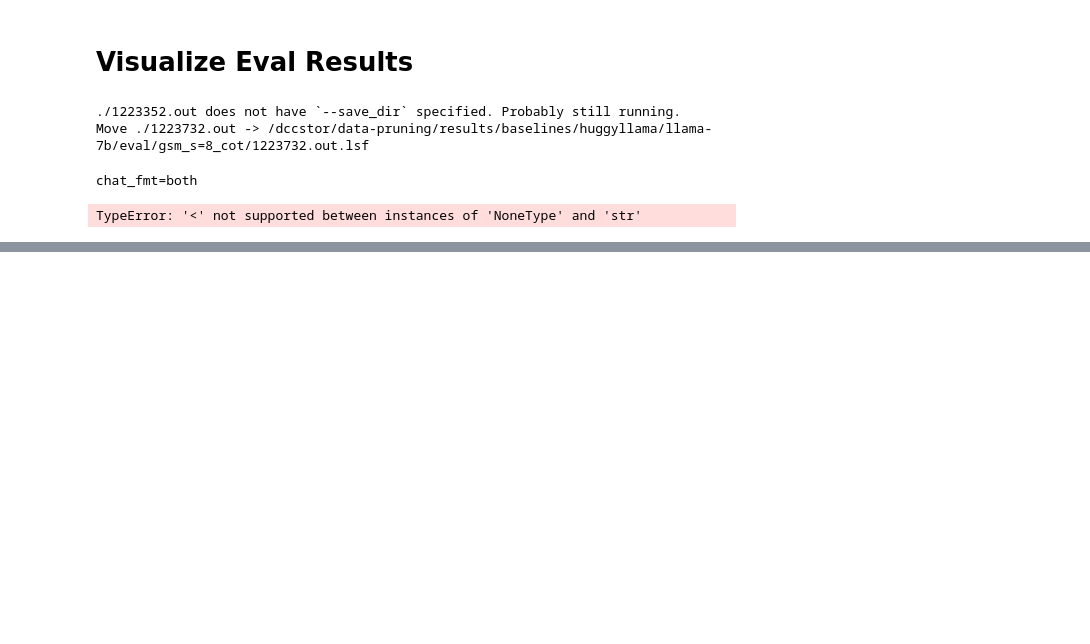
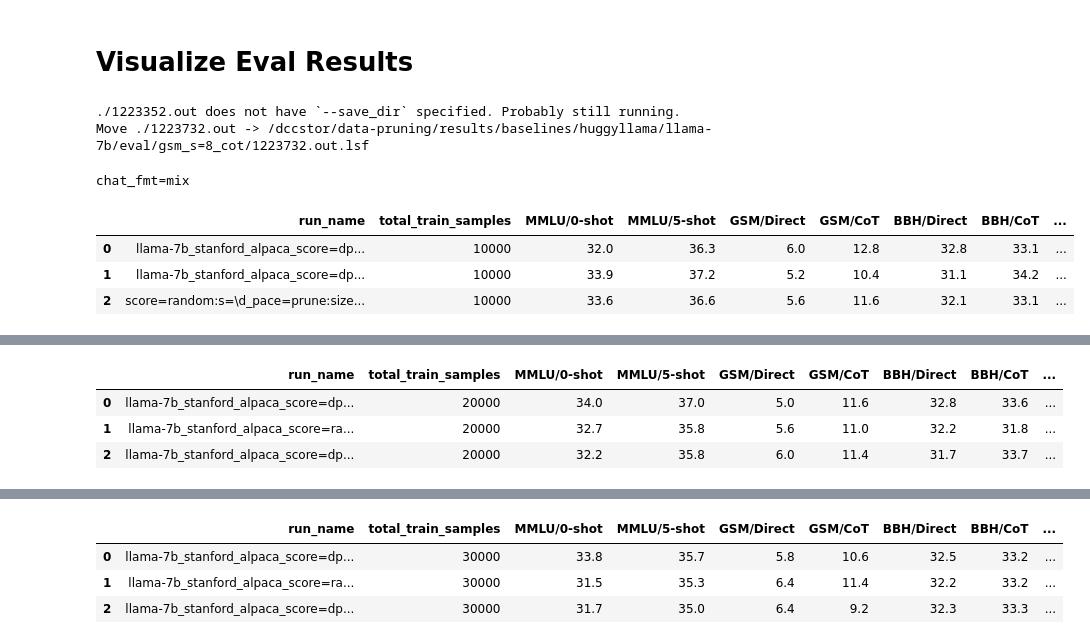
Before and after one commit to tt6746690/open-instruct, a Jupyter notebook: scripts/gen_cmds.ipynb, the cells around one changed output, grey strips where cells are left out. Cells and saved outputs as stored; diff of their text form; code cells hidden in the pictures; blank space fills up the shorter version.

```diff
--- a/scripts/gen_cmds.ipynb
+++ b/scripts/gen_cmds.ipynb
@@ -34,7 +34,7 @@ from llm.submit import shell_scripts_template_slurm, shell_scripts_template_lsf,
 from note_pruning_analysis import open_instruct_dir
 import getpass
 
-queue = None if getpass.getuser() == 'wpq' else 'alt_7d'
+queue = None if getpass.getuser() in ('PTFMqngp', 'wpq') else 'alt_7d'
 info = get_host_info()
 info.update({'queue': queue})
 arch, cluster = info['arch'], info['cluster']
@@ -1203,7 +1252,7 @@ dataset_list = [
 #     'oasst1',
 #     'flan_v2',
 #     'tulu_v2',
-#     'wizardlmv2',
+    'wizardlmv2',
 #     'sharegptv2',
 #     'ultrachat200kv2',
 ]; finetune_type = 'sft'
@@ -1215,10 +1264,11 @@ dataset_list = [
 ## older
 # dataset = 'tulu_v1_mix'
 save_dirs = []
-save_dirs += [('llama-7b', '../results/baselines/huggyllama/llama-7b'),
-#              ('llama-7b_lima_ep=5', '../results/oi2/llama-7b_lima_ep=5/'),
-#              ('llama-7b_lima_ep=10', '../results/oi2/llama-7b_lima_ep=10/'),
-            ]
+save_dirs += [
+#     ('llama-7b', '../results/baselines/huggyllama/llama-7b'),
+#     ('llama-7b_lima_ep=5', '../results/oi2/llama-7b_lima_ep=5/'),
+#     ('llama-7b_lima_ep=10', '../results/oi2/llama-7b_lima_ep=10/'),
+]
 for dataset in dataset_list:
     if dataset == 'tulu_v2':
         save_dirs += [('llama-7b_tulu_v2:100k_ep=2', '../results/oi2/llama-7b_tulu_v2:100k_ep=2'),]
@@ -1287,9 +1337,9 @@ cols_avg_blacklist = ['AlpacaFarm/Len']
 
 # chat_fmt = False
 # chat_fmt = True
-chat_fmt = 'both'
+# chat_fmt = 'both'
 # chat_fmt = 'auto' # base model no chatfmt, tuned model with chatfmt
-# chat_fmt = 'mix'  # non-alpacaeval no chatfmt, alpacaeval chatfmt
+chat_fmt = 'mix'  # non-alpacaeval no chatfmt, alpacaeval chatfmt
 ft_args_fields = {
     'run_name': ('run_name',),
     'model_name_or_path': ('model_args.model_name_or_path', 'model_name_or_path'),
@@ -1387,7 +1437,7 @@ else:
         if not len(dfc): continue
         from rosemary import pd_average_col_contains_substr
         Ns = sorted(np.unique([int(x) for x in df['total_train_samples'].to_numpy() if x]).tolist())
-        datasets = sorted(np.unique(df['dataset']).tolist())
+        datasets = sorted(np.unique([x for x in df['dataset'] if x is not None]).tolist())
         for N in Ns+[None]:
             for dataset in datasets:
                 dfc = df.copy()
@@ -1402,32 +1452,35 @@ else:
                 dfc = pd_average_col_contains_substr(dfc, col_runname, 'score=random:s=\d_pace=prune:size=150000:ep=3', substitute=substitute)
                 dfc = pd_average_col_contains_substr(dfc, col_runname, 'score=random:s=\d_pace=prune:size=150000:ep=1', substitute=substitute)
                 dfc = pd_average_col_contains_substr(dfc, col_runname, 'score=random:s=\d_pace=prune:size=100000', substitute=substitute)
                 dfc = pd_average_col_contains_substr(dfc, col_runname, 'score=random:s=\d_pace=prune:size=200000', substitute=substitute)
                 dfc = pd_average_col_contains_substr(dfc, col_runname, 'score=random:s=\d_pace=prune:size=400000', substitute=substitute)
                 #     dfc = dfc.sort_values(['ranking'], ascending=False)
                 col = ('Average', 'chatfmt') if chat_fmt == 'both' else 'Average'
             #     col = 'AlpacaFarm/WR'
             #     col = 'MMLU/0-shot'|
             #     col = 'GSM/CoT'
             #     col = 'BBH/Direct'
             #     col = 'TydiQA/GP'
                 dfc = dfc.sort_values(by=[col], ascending=False)
                 dfc = dfc.drop(columns=['model_name_or_path', 'subsample_mixture', 'max_train_samples', 'dataset'],
                                axis=1, level=0 if chat_fmt=='both' else None)
                 dfc = dfc.reset_index(drop=True)
                 display(dfc
                         .style
                         .applymap(lambda x: f'max-width: 60ch;', subset=['run_name'])
                         .set_table_styles([{'selector': 'td', 'props': [('white-space', 'pre-wrap'), ('word-wrap', 'break-word')]}])
                         .set_properties(**{'text-align': 'left'})
                         .background_gradient(cmap ='coolwarm')
                         .applymap(lambda x: 'text-decoration: underline;' \
                                   if x in dfc[list(set(dfc.columns) & set([(x, '') for x in cols]))+[col] if chat_fmt=='both' else cols+[col]].values.flatten() and chat_fmt=='both' else '')
                         .format(precision=1))
 
 # llama-7b_tulu_v1_mix(paper)
 # MMLU/0-shot, MMLU/5-shot, GSM/Direct, GSM/CoT, BBH/Direct, BBH/CoT, TydiQA/GP, TydiQA/CB, CodexEval/Pass@1, AlpacaEval(vs.Davinci-003)
 # 44.8       , 47.1       , 7.0       , 25.0   , 38.5      , 38.5   , 43.5,    , 8.0      , 18.6,           , 48.6
 # %% [output]
-chat_fmt=both
+chat_fmt=mix
-TypeError: '<' not supported between instances of 'NoneType' and 'str'
+|  | run_name | total_train_samples | MMLU/0-shot | MMLU/5-shot | GSM/Direct | GSM/CoT | BBH/Direct | BBH/CoT | ... |
+| 0 | llama-7b_stanford_alpaca_score=dp... | 10000 | 32.0 | 36.3 | 6.0 | 12.8 | 32.8 | 33.1 | ... |
+| 1 | llama-7b_stanford_alpaca_score=dp... | 10000 | 33.9 | 37.2 | 5.2 | 10.4 | 31.1 | 34.2 | ... |
+| 2 | score=random:s=\d_pace=prune:size... | 10000 | 33.6 | 36.6 | 5.6 | 11.6 | 32.1 | 33.1 | ... |
@@ -1433,0 +1491,4 @@ TypeError: '<' not supported between instances of 'NoneType' and 'str'
+|  | run_name | total_train_samples | MMLU/0-shot | MMLU/5-shot | GSM/Direct | GSM/CoT | BBH/Direct | BBH/CoT | ... |
+| 0 | llama-7b_stanford_alpaca_score=dp... | 20000 | 34.0 | 37.0 | 5.0 | 11.6 | 32.8 | 33.6 | ... |
+| 1 | llama-7b_stanford_alpaca_score=ra... | 20000 | 32.7 | 35.8 | 5.6 | 11.0 | 32.2 | 31.8 | ... |
+| 2 | llama-7b_stanford_alpaca_score=dp... | 20000 | 32.2 | 35.8 | 6.0 | 11.4 | 31.7 | 33.7 | ... |
@@ -1433,0 +1498,4 @@ TypeError: '<' not supported between instances of 'NoneType' and 'str'
+|  | run_name | total_train_samples | MMLU/0-shot | MMLU/5-shot | GSM/Direct | GSM/CoT | BBH/Direct | BBH/CoT | ... |
+| 0 | llama-7b_stanford_alpaca_score=dp... | 30000 | 33.8 | 35.7 | 5.8 | 10.6 | 32.5 | 33.2 | ... |
+| 1 | llama-7b_stanford_alpaca_score=ra... | 30000 | 31.5 | 35.3 | 6.4 | 11.4 | 32.2 | 33.2 | ... |
+| 2 | llama-7b_stanford_alpaca_score=dp... | 30000 | 31.7 | 35.0 | 6.4 | 9.2 | 32.3 | 33.3 | ... |
```
Also changed, not shown: parts of 9 cells of this notebook, 5 other files.
